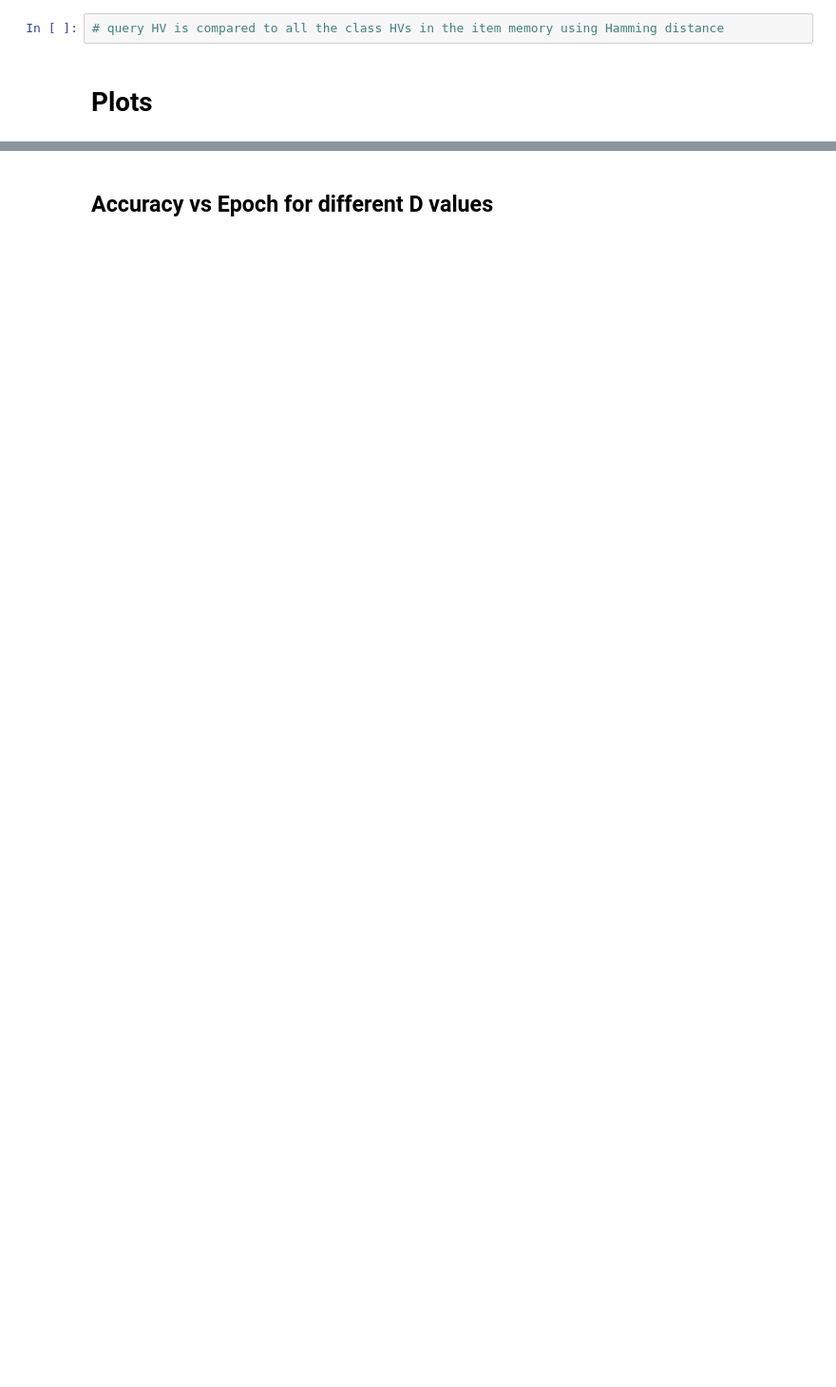
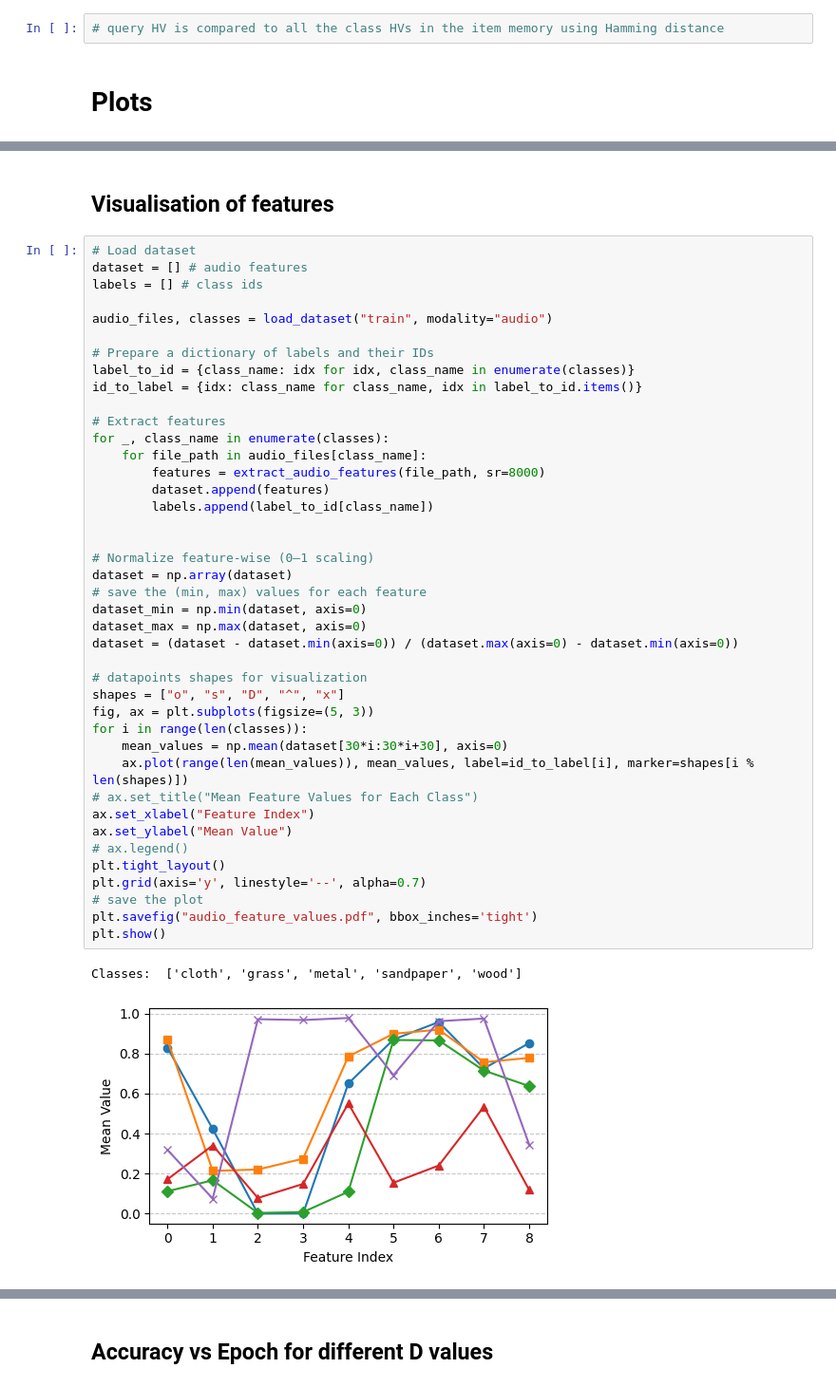
Before and after one commit to sevenseasofbri/terrain-classifier, a Jupyter notebook: hdc/test.ipynb, the cells around one changed output, grey strips where cells are left out. Shown at 95% size. Saved outputs shown, nothing was run; the diff lists cells and outputs as text; blank space fills up the shorter version.

```diff
--- a/hdc/test.ipynb
+++ b/hdc/test.ipynb
@@ -742,0 +1250,46 @@ pprint.pprint(results_test)
+# %% [markdown]
+## Visualisation of features
+# %%
+# Load dataset
+dataset = [] # audio features
+labels = [] # class ids
+
+audio_files, classes = load_dataset("train", modality="audio")
+
+# Prepare a dictionary of labels and their IDs
+label_to_id = {class_name: idx for idx, class_name in enumerate(classes)}
+id_to_label = {idx: class_name for class_name, idx in label_to_id.items()}
+
+# Extract features
+for _, class_name in enumerate(classes):
+    for file_path in audio_files[class_name]:
+        features = extract_audio_features(file_path, sr=8000)
+        dataset.append(features)
+        labels.append(label_to_id[class_name])
+
+
+# Normalize feature-wise (0–1 scaling)
+dataset = np.array(dataset)
+# save the (min, max) values for each feature
+dataset_min = np.min(dataset, axis=0)
+dataset_max = np.max(dataset, axis=0)
+dataset = (dataset - dataset.min(axis=0)) / (dataset.max(axis=0) - dataset.min(axis=0))
+
+# datapoints shapes for visualization
+shapes = ["o", "s", "D", "^", "x"]
+fig, ax = plt.subplots(figsize=(5, 3))
+for i in range(len(classes)):
+    mean_values = np.mean(dataset[30*i:30*i+30], axis=0)
+    ax.plot(range(len(mean_values)), mean_values, label=id_to_label[i], marker=shapes[i % len(shapes)])
+# ax.set_title("Mean Feature Values for Each Class")
+ax.set_xlabel("Feature Index")
+ax.set_ylabel("Mean Value")
+# ax.legend()
+plt.tight_layout()
+plt.grid(axis='y', linestyle='--', alpha=0.7)
+# save the plot
+plt.savefig("audio_feature_values.pdf", bbox_inches='tight')
+plt.show()
+# %% [output]
+Classes:  ['cloth', 'grass', 'metal', 'sandpaper', 'wood']
+[figure, added]
```
Also changed, not shown: parts of 32 cells of this notebook.
